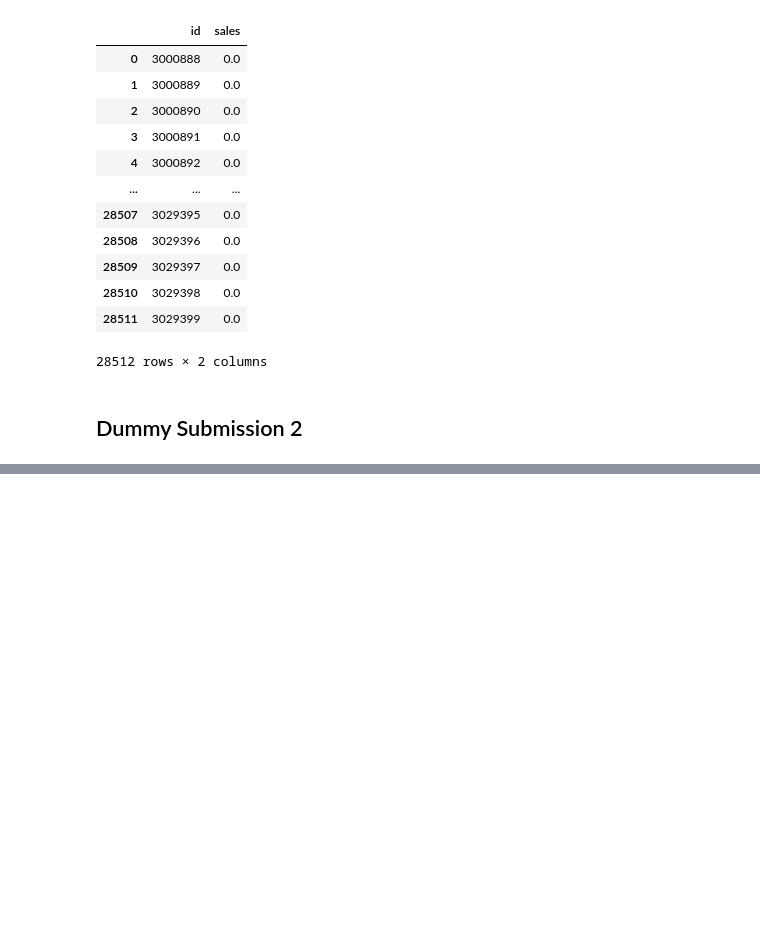
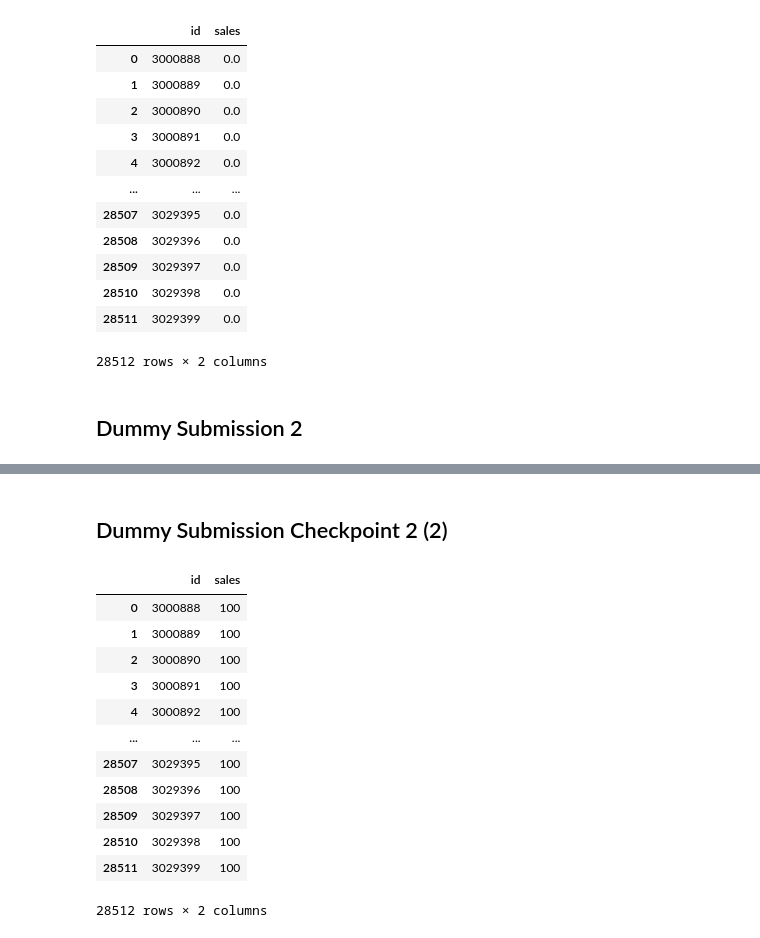
Before and after one commit to saraprettyman/Machine_Learning_Financial_Forcasting, a Jupyter notebook: preprocessing.ipynb, the cells around one changed output, grey strips where cells are left out. Saved outputs shown, nothing was run; the diff lists cells and outputs as text; code cells hidden in the pictures; blank space fills up the shorter version.

```diff
--- a/preprocessing.ipynb
+++ b/preprocessing.ipynb
@@ -287,0 +321,27 @@ results.to_csv('data/submission2.csv', index = False, header=True)
+# %% [markdown]
+## Dummy Submission Checkpoint 2 (2)
+# %%
+model = DummyClassifier(strategy="constant", constant=100)
+model.fit(X_trained_transformed, y_train)
+
+y_pred = model.predict(test_transformed_df)
+
+results = pd.concat([test_df['id'], pd.Series(y_pred)], axis=1)
+results.columns = ['id', 'sales']
+results.to_csv('data/submission2_2.csv', index = False, header=True)
+
+results
+# %% [output]
+|  | id | sales |
+| 0 | 3000888 | 100 |
+| 1 | 3000889 | 100 |
+| 2 | 3000890 | 100 |
+| 3 | 3000891 | 100 |
+| 4 | 3000892 | 100 |
+| ... | ... | ... |
+| 28507 | 3029395 | 100 |
+| 28508 | 3029396 | 100 |
+| 28509 | 3029397 | 100 |
+| 28510 | 3029398 | 100 |
+| 28511 | 3029399 | 100 |
+28512 rows × 2 columns
```
Also changed, not shown: parts of 9 cells of this notebook.
